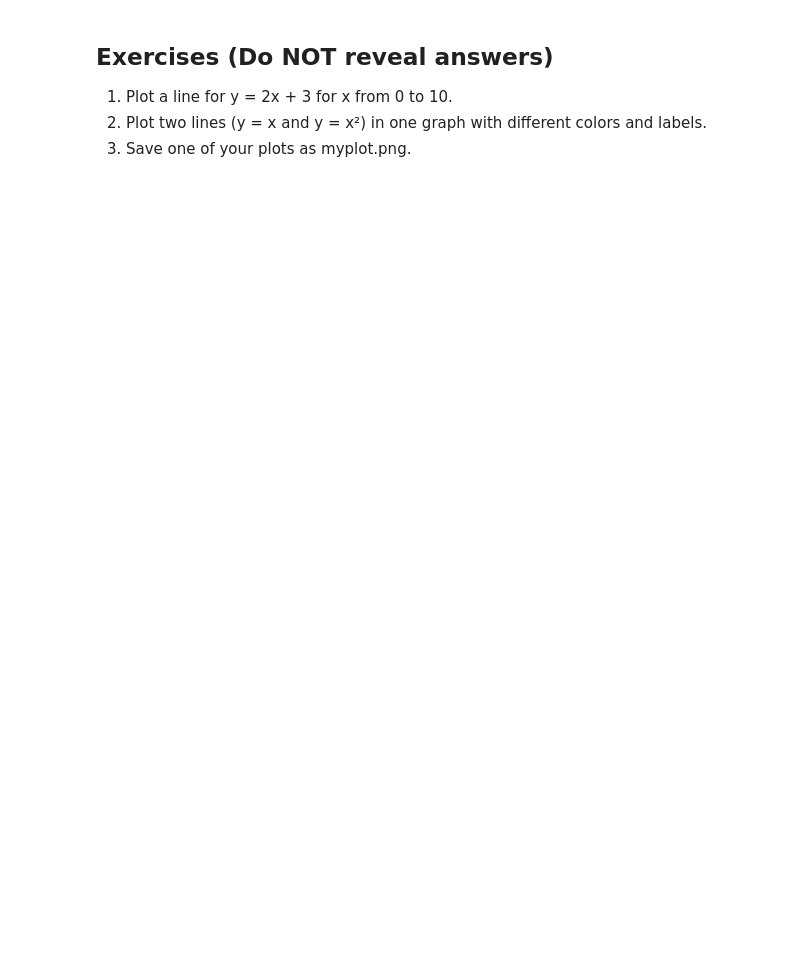
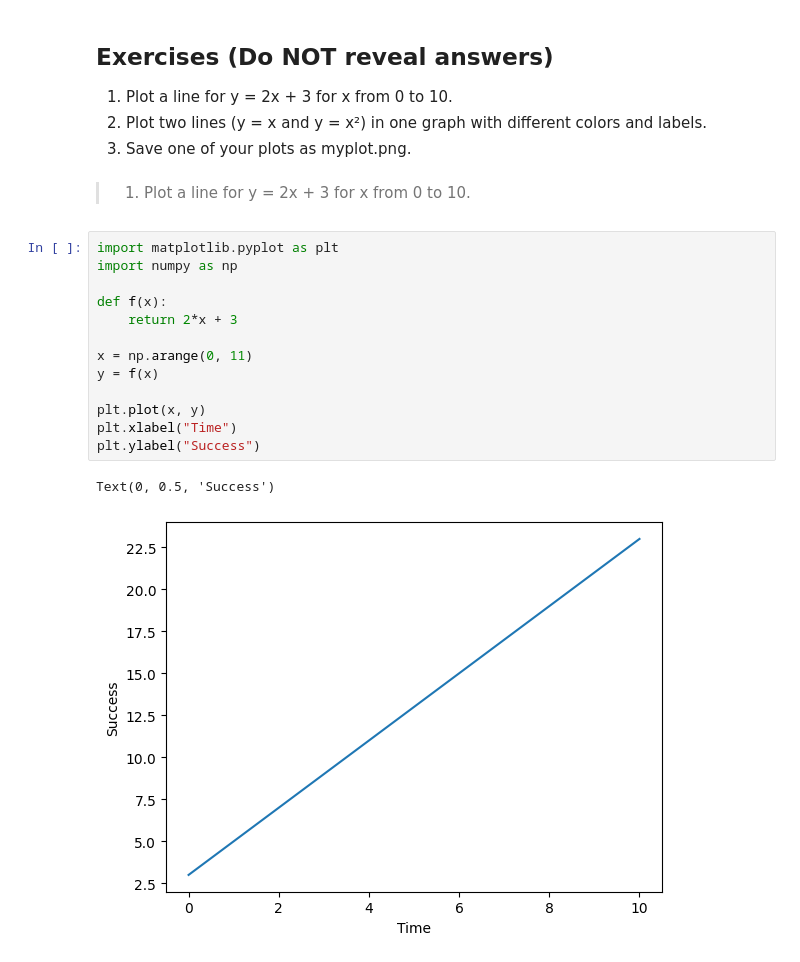
Before and after one commit to acasasis-dev/matplotlib-training, a Jupyter notebook: beginner/01-intro.ipynb, the cells around one changed output. Saved outputs shown, nothing was run; the diff lists cells and outputs as text; blank space fills up the shorter version.

```diff
--- a/beginner/01-intro.ipynb
+++ b/beginner/01-intro.ipynb
@@ -38,3 +60,21 @@ plt.savefig('myplot.png')
 1. Plot a line for y = 2x + 3 for x from 0 to 10.
 2. Plot two lines (y = x and y = x²) in one graph with different colors and labels.
 3. Save one of your plots as myplot.png.
+# %% [markdown]
+> 1. Plot a line for y = 2x + 3 for x from 0 to 10.
+# %%
+import matplotlib.pyplot as plt
+import numpy as np
+
+def f(x):
+    return 2*x + 3
+
+x = np.arange(0, 11)
+y = f(x)
+
+plt.plot(x, y)
+plt.xlabel("Time")
+plt.ylabel("Success")
+# %% [output]
+Text(0, 0.5, 'Success')
+[figure, added]
```
Also changed, not shown: parts of 9 cells of this notebook.
